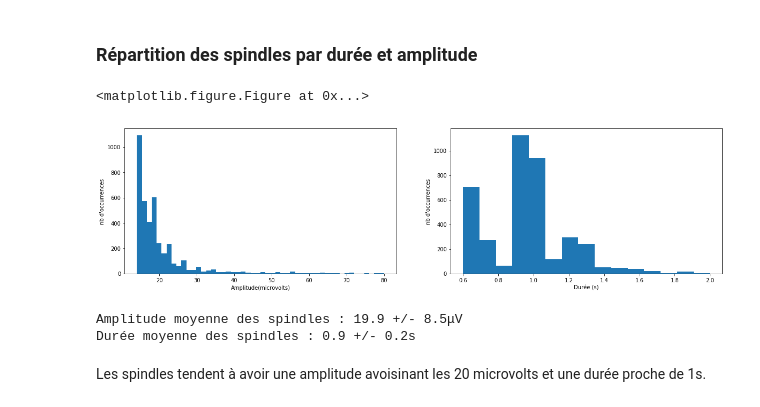
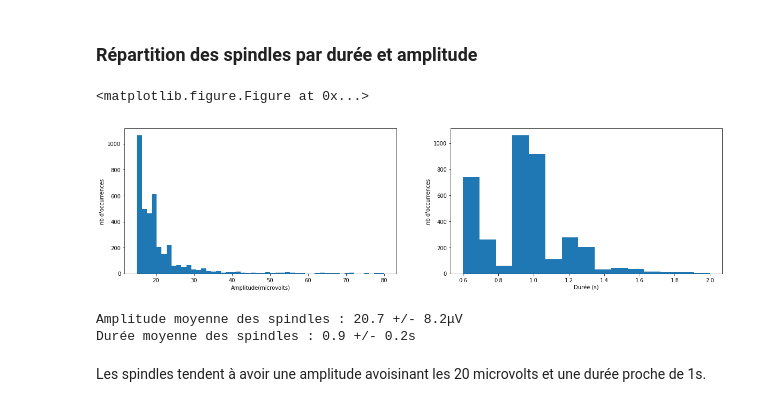
Before and after one commit to ArnoBen/SleepSpindles, a Jupyter notebook: SpindleDetection.ipynb, the cells around one changed output. Cells and saved outputs as stored; diff of their text form; code cells hidden in the pictures.

```diff
--- a/SpindleDetection.ipynb
+++ b/SpindleDetection.ipynb
@@ -307,13 +310,13 @@ importlib.reload(myAlgos)
 spindles_detected = 0
 spindles_positions = [None] * n_days
 spindles_heights = [None] * n_days
-spindles_length = [None] * n_days
+spindles_lengths = [None] * n_days
 
 fails = np.array([0,0,0,0,0,0])
 for i in range(n_days): #Parcours par jour
     spindles_positions[i] = []
     spindles_heights[i] = []
-    spindles_length[i] = []
+    spindles_lengths[i] = []
     for j in range(epochs_filt_nan[i].shape[0]): #Parcours par epoch
         if j == 0: continue #petit probleme au tout debut a cause d'artefacts
         current_epoch = epochs_filt_nan[i][j]
@@ -321,17 +324,26 @@ for i in range(n_days): #Parcours par jour
             myAlgos.threshold_reached(current_epoch) :
 
             # On se centre autour de la valeur max.
-            # 600 points <=> 2.4 secondes
-            max_pos = np.argmax(current_epoch)
-            max_val = np.max(current_epoch)
-            window = eeg_signals_filt_nan[i][j*n_pts_epochs + max_pos - 300 : j*n_pts_epochs + max_pos + 300]
-            #C'est plus pratique d'avoir le spindle centré sur sa valeur absolue max:
-            if window[int(len(window)/2)] < np.max(-window[int(len(window)/2) - 20 : int(len(window)/2) + 20]):
-                window = -window
-            if not myAlgos.nanFound(window):
+            # On prend des fenêtres de 600 points <=> 2.4 secondes
+
+            # Cette condition sert simplement à déterminer si la valeur max est dans la partie positive ou négative du signal.
+            if np.max(current_epoch) > np.max(-current_epoch):
+                max_pos = np.argmax(current_epoch)
+                max_val = np.max(current_epoch)
+                window = eeg_signals_filt_nan[i][j*n_pts_epochs + max_pos - 300 : j*n_pts_epochs + max_pos + 300]
+            else:
+                max_pos = np.argmax(-current_epoch)
+                max_val = np.max(-current_epoch)
+                window = -eeg_signals_filt_nan[i][j*n_pts_epochs + max_pos - 300 : j*n_pts_epochs + max_pos + 300]
+
+            if not myAlgos.nanFound(window): # S'il n'y a pas de valeur np.NaN (indiquand l'existence d'un artefact)
                 peaks, peak_properties = sg.find_peaks(window, height=0)
                 peak_heights = peak_properties['peak_heights']
-                if max_val == np.max(peak_heights) : #si rien de bizare lors du fenetrage
+
+                # Si la valeur max était particulièrement à droite de l'epoch, il n'est pas impossible qu'une valeur
+                # encore plus grande apparaisse lors du fenêtrage (qui récupère alors des points encore plus à droite).
+                # Cette valeur sera traitée normalement à l'epoch qui viendra après et ferait doublon, d'où cette condition:
+                if max_val == np.max(peak_heights) :
                     wave_peaks, wave_heights = myAlgos.keepWavePeaks(peaks, peak_heights)
                     if not myAlgos.isTooShort(wave_peaks) and not myAlgos.isTooLong(wave_peaks): #si 0.5s < x < 2s
                         if myAlgos.isSymmetric(wave_heights): #si les cretes sont symmetriques
@@ -339,7 +351,7 @@ for i in range(n_days): #Parcours par jour
                                 spindles_detected += 1
                                 spindles_positions[i].append(j*n_pts_epochs + max_pos)
                                 spindles_heights[i].append(np.round(np.max(wave_heights),0))
-                                spindles_length[i].append(myAlgos.waveLength(wave_peaks))
+                                spindles_lengths[i].append(myAlgos.waveLength(wave_peaks))
                             else :
                                 fails[5] += 1
                                 continue
@@ -388,31 +402,31 @@
 # %%
 plt.clf()
 plt.figure(figsize = (20,5))
 
 # Histogramme par amplitude
 plt.subplot(1,2,1)
 n, bins, patches = plt.hist(np.concatenate(spindles_heights), bins = 50)
 plt.xlabel('Amplitude(microvolts)')
 plt.ylabel("nb d'occurrences")
 
 #Histogramme par durée
 plt.subplot(1,2,2)
-n, bins, patches = plt.hist(np.concatenate(spindles_length), bins = 15)
+n, bins, patches = plt.hist(np.concatenate(spindles_lengths), bins = 15)
 plt.xlabel('Durée (s)')
 plt.ylabel("nb d'occurrences")
 
 plt.show()
 
 spindle_amp_mean = np.round(np.mean(np.concatenate(spindles_heights)),1)
 spindle_amp_std = np.round(np.std(np.concatenate(spindles_heights)),1)
-spindle_len_mean = np.round(np.mean(np.concatenate(spindles_length)),1)
-spindle_len_std = np.round(np.std(np.concatenate(spindles_length)),1)
+spindle_len_mean = np.round(np.mean(np.concatenate(spindles_lengths)),1)
+spindle_len_std = np.round(np.std(np.concatenate(spindles_lengths)),1)
 print('Amplitude moyenne des spindles : %s +/- %sμV'%(spindle_amp_mean, spindle_amp_std))
 print('Durée moyenne des spindles : %s +/- %ss'%(spindle_len_mean, spindle_len_std))
 # %% [output]
 <matplotlib.figure.Figure at 0x...>
-[figure, old version]
+[figure, new version]
-Amplitude moyenne des spindles : 19.9 +/- 8.5μV
+Amplitude moyenne des spindles : 20.7 +/- 8.2μV
 Durée moyenne des spindles : 0.9 +/- 0.2s
 # %% [markdown]
 Les spindles tendent à avoir une amplitude avoisinant les 20 microvolts et une durée proche de 1s.
```
Also changed, not shown: parts of 12 cells of this notebook, 1 other file.
